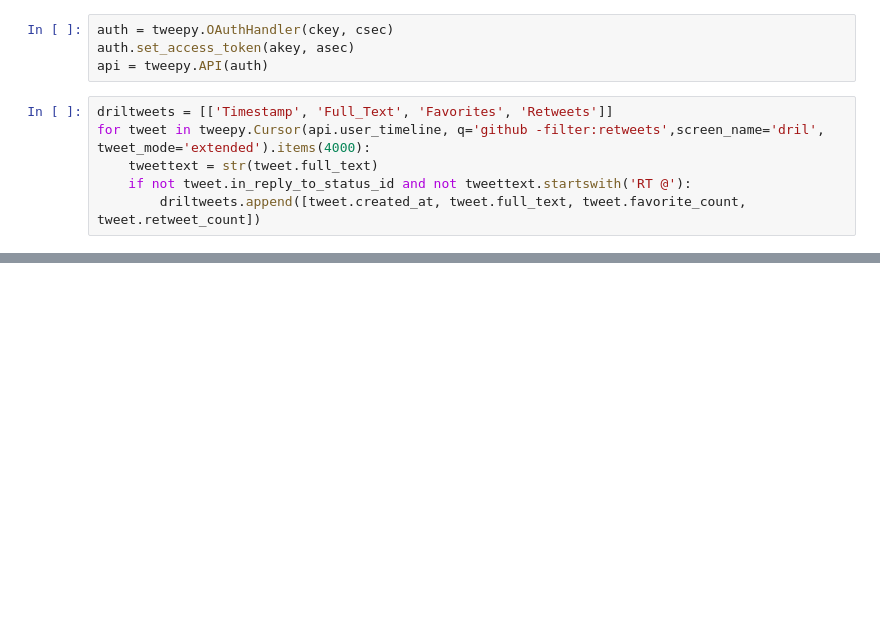
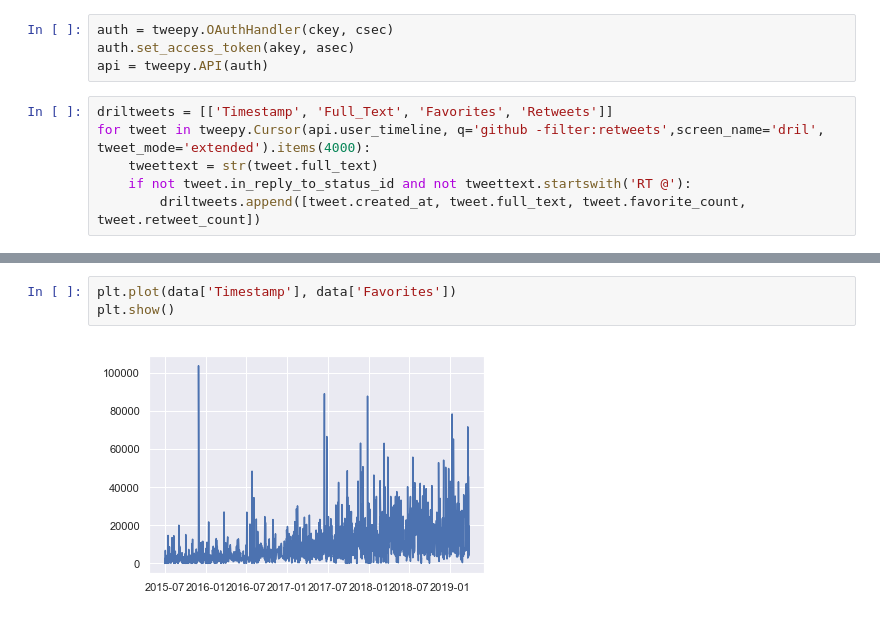
Before and after one commit to mistersalman/tweetstudies, a Jupyter notebook: DrilScraper.ipynb, the cells around one changed output, grey strips where cells are left out. Drawn from its saved outputs; the diff is of its cells as text; blank space fills up the shorter version.

```diff
--- a/DrilScraper.ipynb
+++ b/DrilScraper.ipynb
@@ -84,0 +269,5 @@ data
+# %%
+plt.plot(data['Timestamp'], data['Favorites'])
+plt.show()
+# %% [output]
+[figure, added]
```
Also changed, not shown: parts of 18 cells of this notebook.
